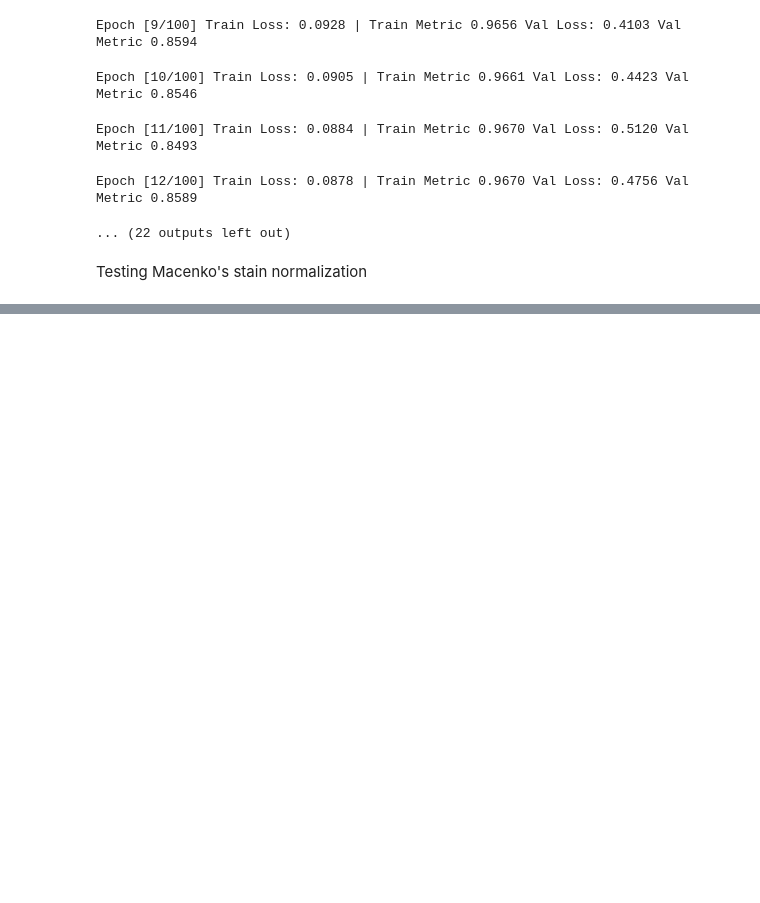
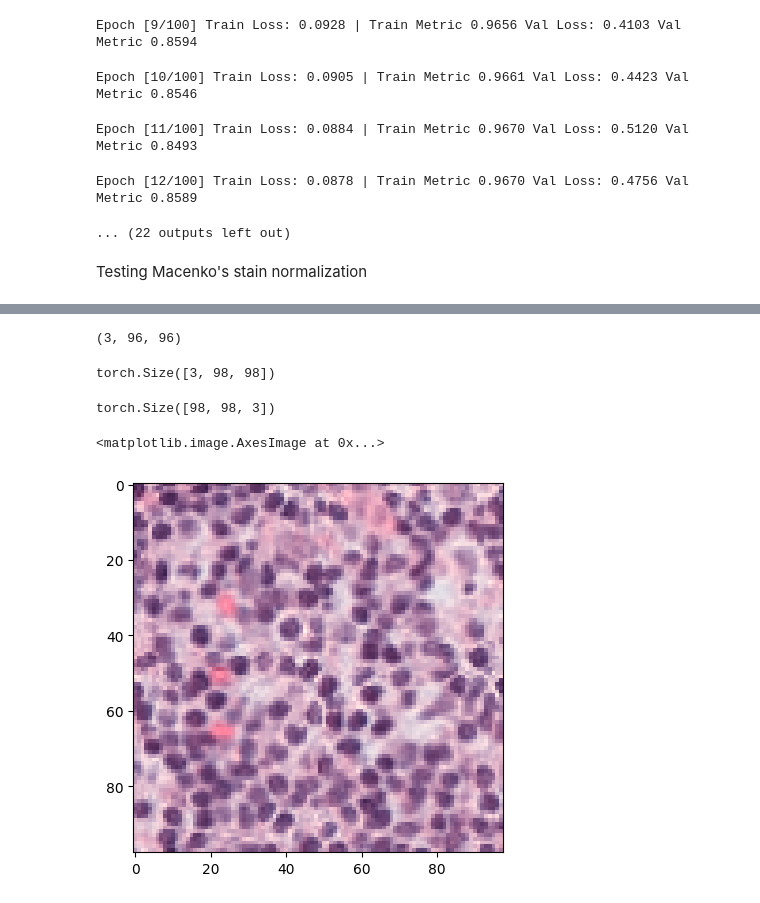
Before and after one commit to gabriellecaillaud/DLMI_histopathology, a Jupyter notebook: experiments.ipynb, the cells around one changed output, grey strips where cells are left out. Drawn from its saved outputs; the diff is of its cells as text; code cells hidden in the pictures; blank space fills up the shorter version.

```diff
--- a/experiments.ipynb
+++ b/experiments.ipynb
@@ -241,0 +252,2 @@ source_image = np.load("image_center_0_healthy.npy")   # (H, W, 3), dtype=np.uin
+# %%
+source_image = train_dataset[0][0].numpy()
@@ -241,0 +296,5 @@ source_image = np.load("image_center_0_healthy.npy")   # (H, W, 3), dtype=np.uin
+# %%
+from torchvahadane import TorchVahadaneNormalizer
+normalizer = TorchVahadaneNormalizer(device='cuda', staintools_estimate=True)
+normalizer.fit(target_image)
+img_normed = normalizer.transform(source_image)
@@ -241,0 +317,29 @@ source_image = np.load("image_center_0_healthy.npy")   # (H, W, 3), dtype=np.uin
+# %%
+target_image.shape
+# %% [output]
+(3, 96, 96)
+# %%
+T(torch.tensor(target_image)).shape
+# %% [output]
+torch.Size([3, 98, 98])
+# %%
+T = transforms.Compose([
+    transforms.Resize((98, 98)),
+    transforms.Lambda(lambda x: x * 255),
+    transforms.Lambda(lambda x: x.to(dtype=torch.uint8))
+])
+
+normalizer = torchstain.normalizers.MacenkoNormalizer(backend='torch')
+normalizer.fit(T(torch.tensor(target_image)))
+
+t_to_transform = T(torch.tensor(source_image))
+norm, H, E = normalizer.normalize(I=t_to_transform, stains=True)
+# %%
+norm.shape
+# %% [output]
+torch.Size([98, 98, 3])
+# %%
+plt.imshow(norm.numpy())
+# %% [output]
+<matplotlib.image.AxesImage at 0x...>
+[figure, added]
```
Also changed, not shown: parts of 32 cells of this notebook, 2 other files.
